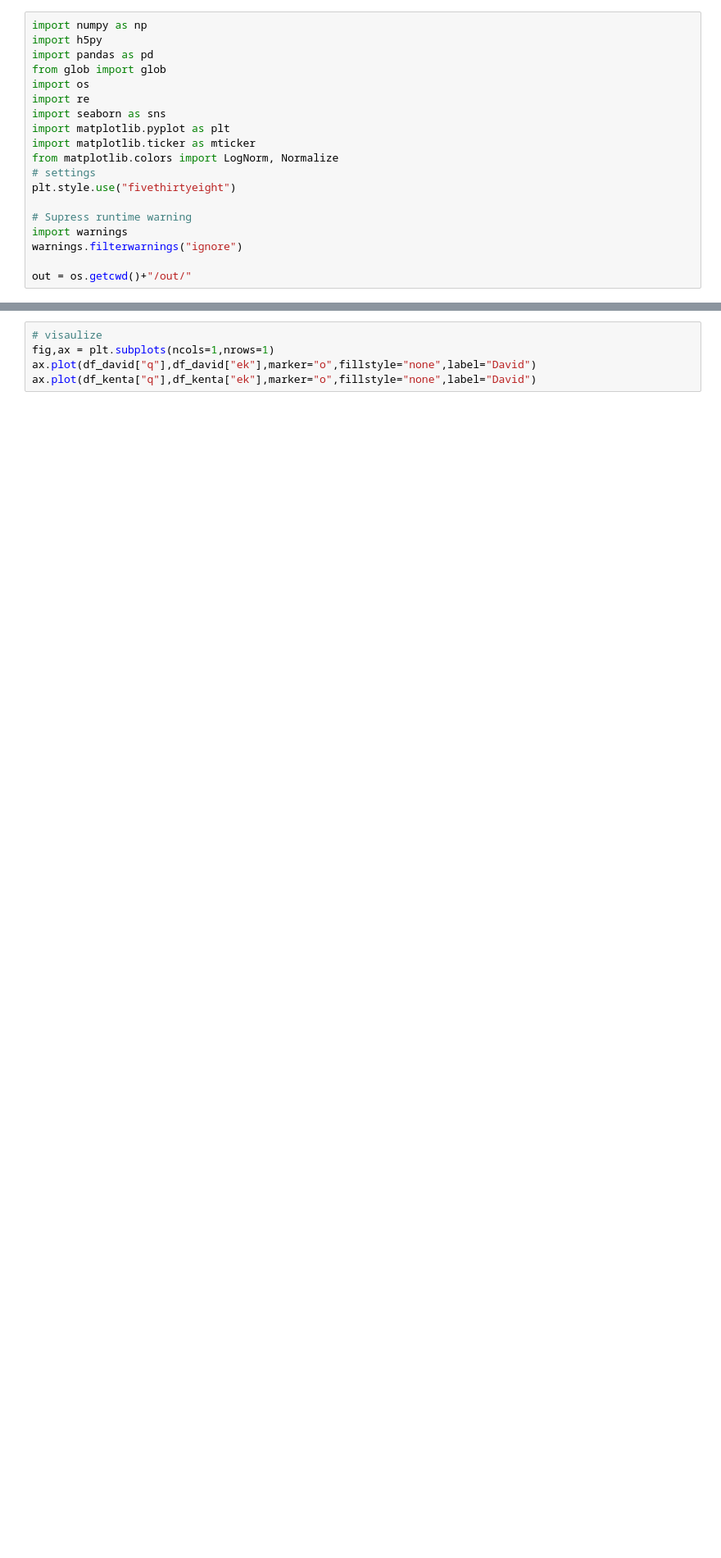
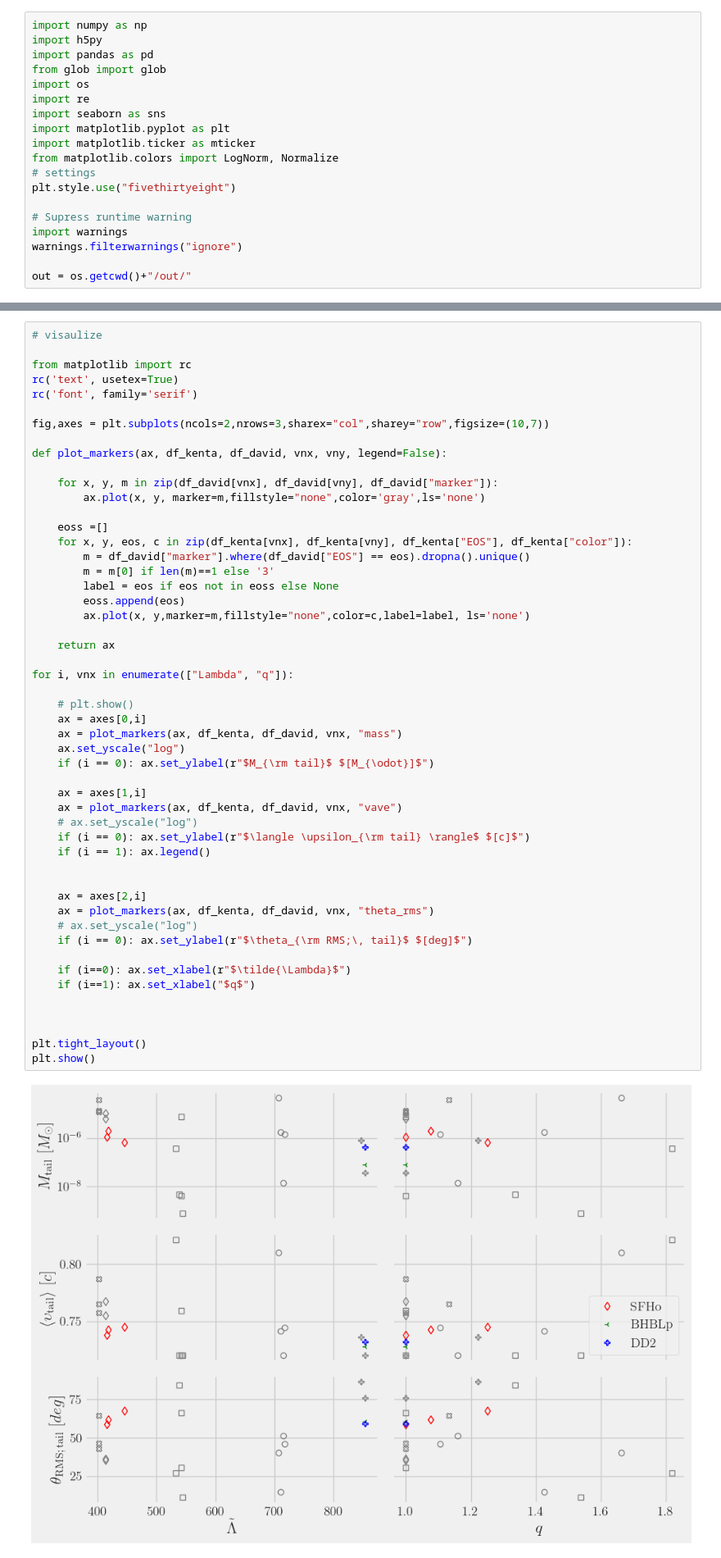
Before and after one commit to vsevolodnedora/PBA_projects, a Jupyter notebook: knafg/knafg_kenta/ejecta_plot_with_david.ipynb, the cells around one changed output, grey strips where cells are left out. Shown: that part at 82% size. Saved outputs shown, nothing was run; the diff lists cells and outputs as text; blank space fills up the shorter version.

Commit message:
minor; plot

```diff
--- a/knafg/knafg_kenta/ejecta_plot_with_david.ipynb
+++ b/knafg/knafg_kenta/ejecta_plot_with_david.ipynb
@@ -54,5 +55,53 @@ df_david
 # %%
 # visaulize
-fig,ax = plt.subplots(ncols=1,nrows=1)
-ax.plot(df_david["q"],df_david["ek"],marker="o",fillstyle="none",label="David")
-ax.plot(df_kenta["q"],df_kenta["ek"],marker="o",fillstyle="none",label="David")
+
+from matplotlib import rc
+rc('text', usetex=True)
+rc('font', family='serif')
+
+fig,axes = plt.subplots(ncols=2,nrows=3,sharex="col",sharey="row",figsize=(10,7))
+
+def plot_markers(ax, df_kenta, df_david, vnx, vny, legend=False):
+
+    for x, y, m in zip(df_david[vnx], df_david[vny], df_david["marker"]):
+        ax.plot(x, y, marker=m,fillstyle="none",color='gray',ls='none')
+
+    eoss =[]
+    for x, y, eos, c in zip(df_kenta[vnx], df_kenta[vny], df_kenta["EOS"], df_kenta["color"]):
+        m = df_david["marker"].where(df_david["EOS"] == eos).dropna().unique()
+        m = m[0] if len(m)==1 else '3'
+        label = eos if eos not in eoss else None
+        eoss.append(eos)
+        ax.plot(x, y,marker=m,fillstyle="none",color=c,label=label, ls='none')
+
+    return ax
+
+for i, vnx in enumerate(["Lambda", "q"]):
+
+    # plt.show()
+    ax = axes[0,i]
+    ax = plot_markers(ax, df_kenta, df_david, vnx, "mass")
+    ax.set_yscale("log")
+    if (i == 0): ax.set_ylabel(r"$M_{\rm tail}$ $[M_{\odot}]$")
+
+    ax = axes[1,i]
+    ax = plot_markers(ax, df_kenta, df_david, vnx, "vave")
+    # ax.set_yscale("log")
+    if (i == 0): ax.set_ylabel(r"$\langle \upsilon_{\rm tail} \rangle$ $[c]$")
+    if (i == 1): ax.legend()
+
+
+    ax = axes[2,i]
+    ax = plot_markers(ax, df_kenta, df_david, vnx, "theta_rms")
+    # ax.set_yscale("log")
+    if (i == 0): ax.set_ylabel(r"$\theta_{\rm RMS;\, tail}$ $[deg]$")
+
+    if (i==0): ax.set_xlabel(r"$\tilde{\Lambda}$")
+    if (i==1): ax.set_xlabel("$q$")
+
+
+
+plt.tight_layout()
+plt.show()
+# %% [output]
+[figure, added]
```
Also changed, not shown: parts of 2 cells of this notebook, 1 other file.
